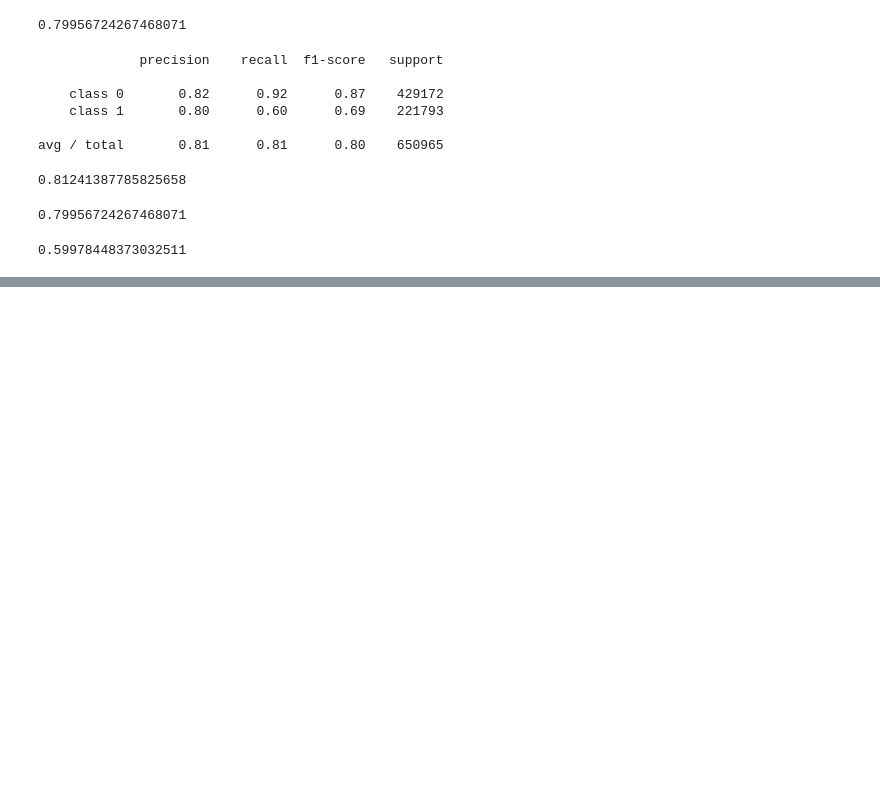
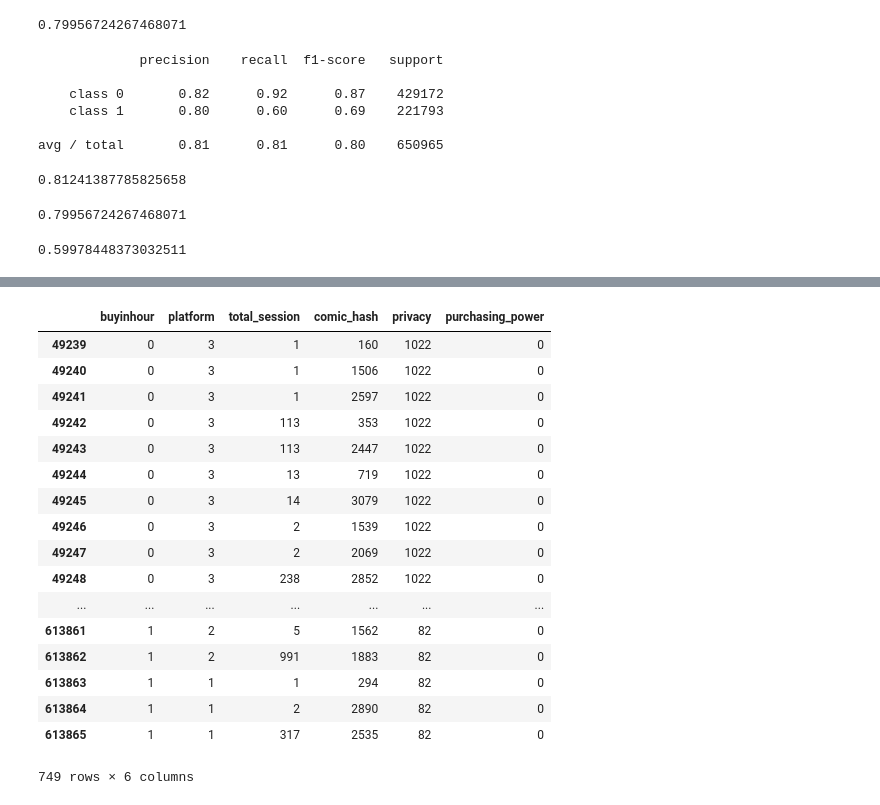
Before and after one commit to simonjisu/regincomics_data, a Jupyter notebook: test.ipynb, the cells around one changed output, grey strips where cells are left out. Cells and saved outputs as stored; diff of their text form; code cells hidden in the pictures; blank space fills up the shorter version.

```diff
--- a/Untitled.ipynb
+++ b/test.ipynb
@@ -896,0 +1019,8 @@ recall_score(y, y_predict_train)
+# %%
+privacy_comic_table = maxscale(privacy_comic_table)
+# %%
+purchasing_power = privacy_comic_table.mean(axis=1)
+# %%
+bins = [-1, 0.2, 0.5, 0.6, 0.8, 1] # 향후 이것도 업데이트하는 방식으로 구현해볼만 할듯
+labels = [0, 1, 2, 3, 4]
+cats = pd.cut(purchasing_power, bins, labels=labels)
@@ -896,0 +1048,23 @@ recall_score(y, y_predict_train)
+# %%
+df = pd.merge(data_new, pd.DataFrame(cats, columns=['purchasing_power']).reset_index(), on='privacy', how='outer')
+# %%
+df.loc[df['purchasing_power']==0, :]
+# %% [output]
+|  | buyinhour | platform | total_session | comic_hash | privacy | purchasing_power |
+| 49239 | 0 | 3 | 1 | 160 | 1022 | 0 |
+| 49240 | 0 | 3 | 1 | 1506 | 1022 | 0 |
+| 49241 | 0 | 3 | 1 | 2597 | 1022 | 0 |
+| 49242 | 0 | 3 | 113 | 353 | 1022 | 0 |
+| 49243 | 0 | 3 | 113 | 2447 | 1022 | 0 |
+| 49244 | 0 | 3 | 13 | 719 | 1022 | 0 |
+| 49245 | 0 | 3 | 14 | 3079 | 1022 | 0 |
+| 49246 | 0 | 3 | 2 | 1539 | 1022 | 0 |
+| 49247 | 0 | 3 | 2 | 2069 | 1022 | 0 |
+| 49248 | 0 | 3 | 238 | 2852 | 1022 | 0 |
+| ... | ... | ... | ... | ... | ... | ... |
+| 613861 | 1 | 2 | 5 | 1562 | 82 | 0 |
+| 613862 | 1 | 2 | 991 | 1883 | 82 | 0 |
+| 613863 | 1 | 1 | 1 | 294 | 82 | 0 |
+| 613864 | 1 | 1 | 2 | 2890 | 82 | 0 |
+| 613865 | 1 | 1 | 317 | 2535 | 82 | 0 |
+749 rows × 6 columns
```
Also changed, not shown: parts of 19 cells of this notebook, 3 other files.
